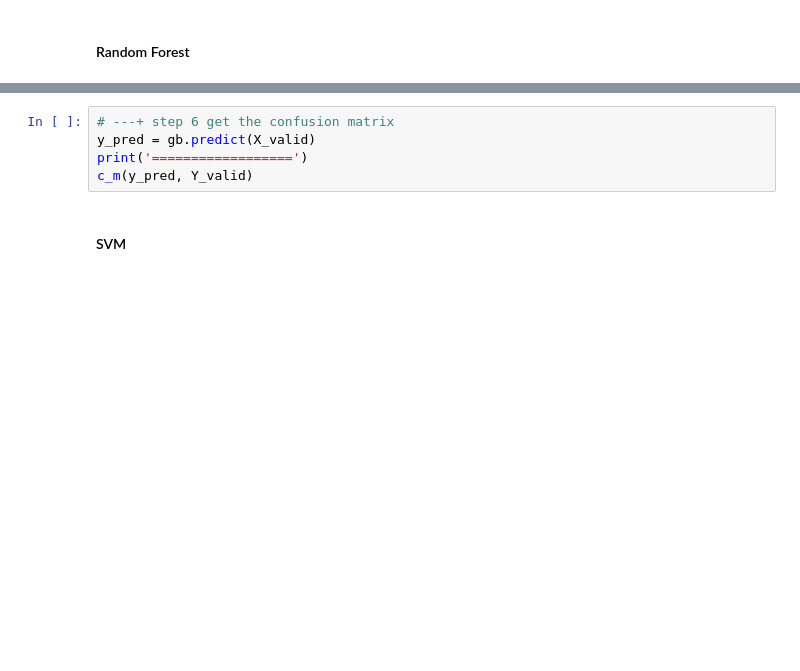
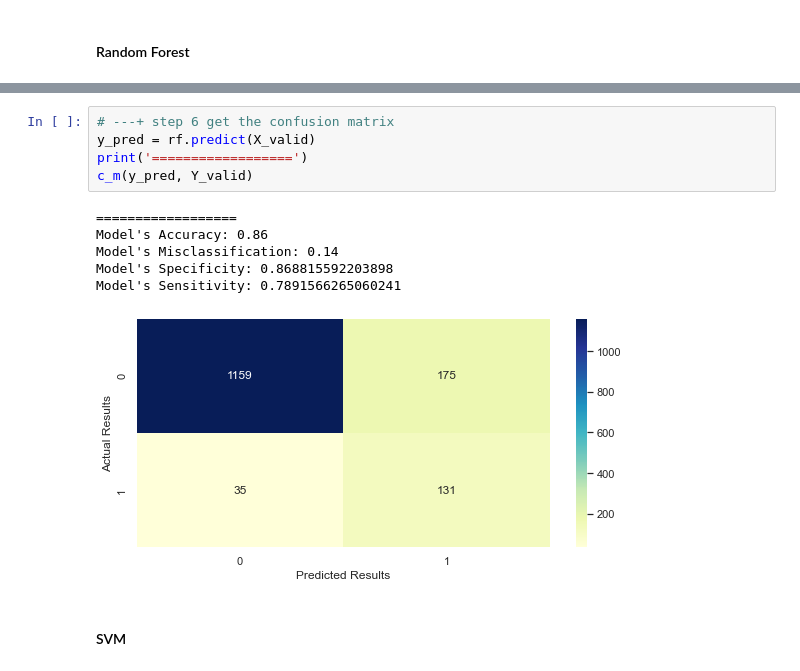
Before and after one commit to AML-final-course-project/SMM284, a Jupyter notebook: customer_churn.ipynb, the cells around one changed output, grey strips where cells are left out. Drawn from its saved outputs; the diff is of its cells as text; blank space fills up the shorter version.

```diff
--- a/customer_churn.ipynb
+++ b/customer_churn.ipynb
@@ -582,8 +659,15 @@ feature_scores
 # %%
 # ---+ step 6 get the confusion matrix
-y_pred = gb.predict(X_valid)
+y_pred = rf.predict(X_valid)
 print('==================')
 c_m(y_pred, Y_valid)
+# %% [output]
+==================
+Model's Accuracy: 0.86
+Model's Misclassification: 0.14
+Model's Specificity: 0.868815592203898
+Model's Sensitivity: 0.7891566265060241
+[figure, added]
 # %% [markdown]
 #### SVM
 # %%
```
Also changed, not shown: parts of 17 cells of this notebook.
